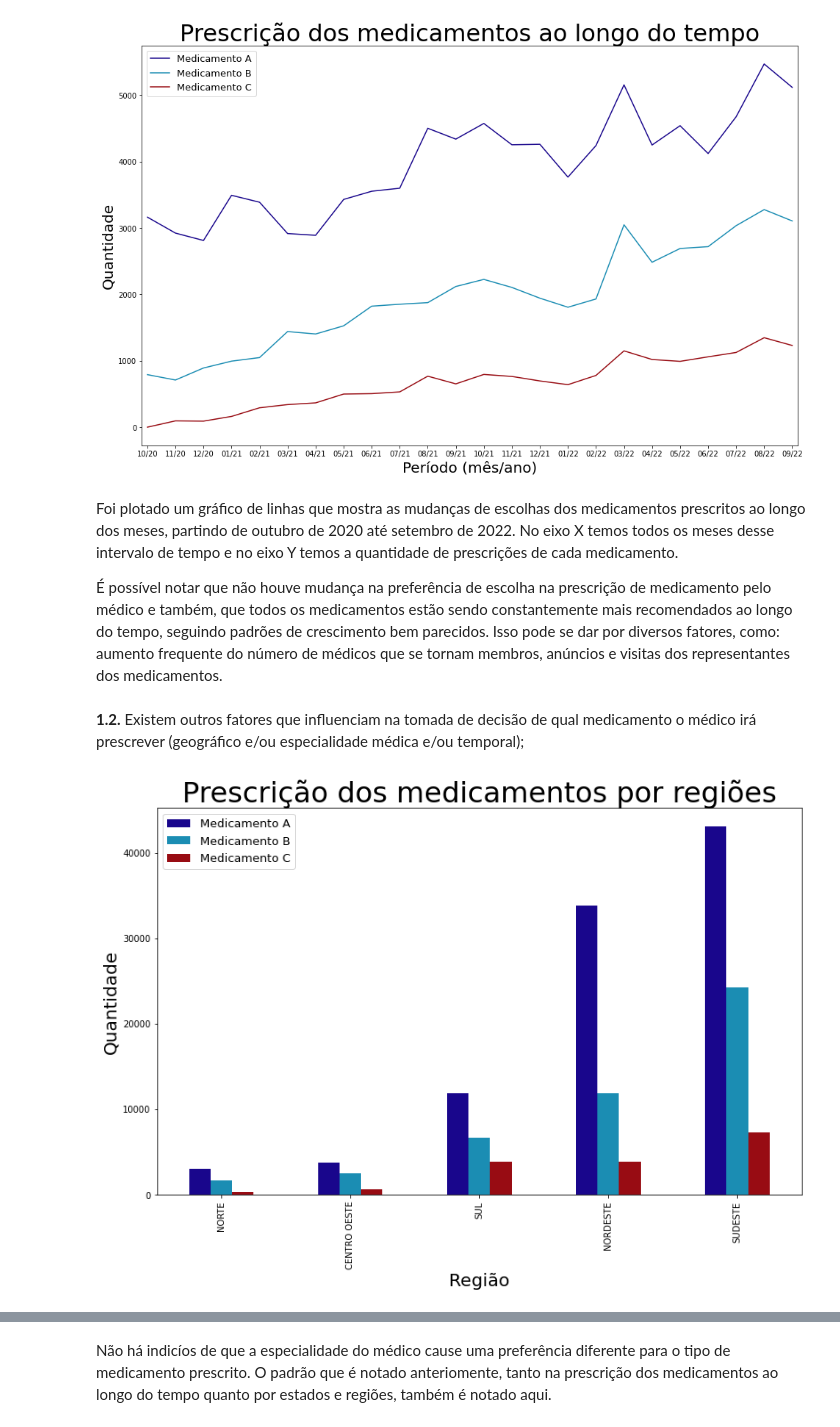
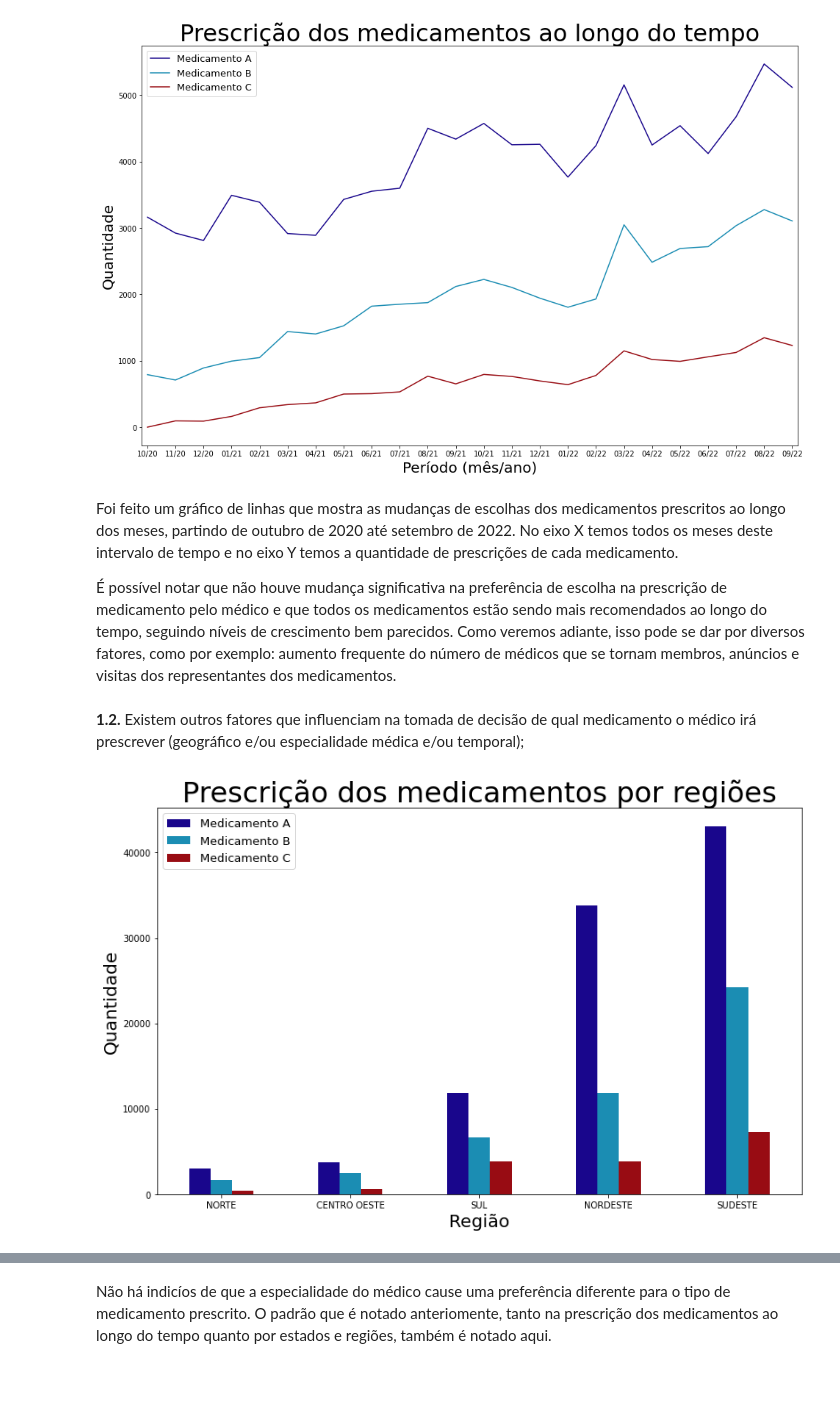
Before and after one commit to Juniorffonseca/processo_seletivo, a Jupyter notebook: teste_processo_seletivo.ipynb, the cells around one changed output, grey strips where cells are left out. Cells and saved outputs as stored; diff of their text form; code cells hidden in the pictures; blank space fills up the shorter version.

```diff
--- a/teste_processo_seletivo.ipynb
+++ b/teste_processo_seletivo.ipynb
@@ -65,9 +69,9 @@ plt.show()
 # %% [output]
 [figure]
 # %% [markdown]
-Foi plotado um gráfico de linhas que mostra as mudanças de escolhas dos medicamentos prescritos ao longo dos meses, partindo de outubro de 2020 até setembro de 2022. No eixo X temos todos os meses desse intervalo de tempo e no eixo Y temos a quantidade de prescrições de cada medicamento.
+Foi feito um gráfico de linhas que mostra as mudanças de escolhas dos medicamentos prescritos ao longo dos meses, partindo de outubro de 2020 até setembro de 2022. No eixo X temos todos os meses deste intervalo de tempo e no eixo Y temos a quantidade de prescrições de cada medicamento.
 
-É possível notar que não houve mudança na preferência de escolha na prescrição de medicamento pelo médico e também, que todos os medicamentos estão sendo constantemente mais recomendados ao longo do tempo, seguindo padrões de crescimento bem parecidos. Isso pode se dar por diversos fatores, como: aumento frequente do número de médicos que se tornam membros, anúncios e visitas dos representantes dos medicamentos.
+É possível notar que não houve mudança significativa na preferência de escolha na prescrição de medicamento pelo médico e que todos os medicamentos estão sendo mais recomendados ao longo do tempo, seguindo níveis de crescimento bem parecidos. Como veremos adiante, isso pode se dar por diversos fatores, como por exemplo: aumento frequente do número de médicos que se tornam membros, anúncios e visitas dos representantes dos medicamentos.
 # %% [markdown]
 **1.2.** Existem outros fatores que influenciam na tomada de decisão de qual
 medicamento o médico irá prescrever (geográfico e/ou especialidade médica
@@ -75,33 +79,34 @@ e/ou temporal);
 # %%
 # Carregando o arquivo csv em uma variável.
 prescricoes_2 = pd.read_csv('prescricoes.csv', sep = ';', encoding='latin-1')
 
-# Fazendo a contagem de Medicamentos prescritos por região e passando para o dataframe, após isso reseta os indexs.
+# Fazendo a contagem de medicamentos prescritos por região, passando para o dataframe e, em seguida, resetando os índices.
 prescricoes_2 = prescricoes_2[['Medicamento_prescrito', 'Regiao']].value_counts().to_frame()
 prescricoes_2 = prescricoes_2.reset_index()
 
-# Usando map nas regiões como strings e retornando como lista para a coluna 'Regiao' do df 'prescricoes_2'.
-prescricoes_2['Regiao'] = list(map(str, prescricoes_2['Regiao']))
-
-# Aplicando pivot para passar 'Regiao' como index e deixar apenas 'Medicamento_prescrito' como coluna.
+# Aplicando pivot para preparar o plot.
 prescricoes_2 = prescricoes_2.pivot(index='Regiao', columns='Medicamento_prescrito')
 
-# Criando uma coluna de média do número de medicamentos, ordenando em ordem crescente e deletando a coluna de média.
+# Criando uma coluna com a média do número de medicamentos, ordenando em ordem crescente e deletando a coluna em seguida.
 prescricoes_2['Media_medicamentos'] = prescricoes_2.mean(axis=1)
 prescricoes_2 = prescricoes_2.sort_values('Media_medicamentos')
 del prescricoes_2['Media_medicamentos']
 
 # Criando o plot.
-prescricoes_2.plot(kind = 'bar', stacked = 0, figsize = (13, 8), alpha = 1, color = lista)
+prescricoes_2.plot(kind = 'bar',
+                   figsize = (13, 8),
+                   color = lista
+                   )
 
-# 'Configurações' do plot (frequência dos ticks no eixo x, título, conteúdo das labels, tamanhos das fontes, legenda etc).
+# 'Configurações' do plot.
+plt.xticks(rotation = 0)
 plt.title('Prescrição dos medicamentos por regiões', size = 32)
 plt.xlabel('Região', size = 20)
 plt.ylabel('Quantidade', size = 20)
 plt.legend(['Medicamento A', 'Medicamento B', 'Medicamento C'], loc = 'best', prop={'size': 13})
 
 # Plotando o gráfico.
 plt.show()
 # %% [output]
-[figure, old version]
+[figure, new version]
 # %% [markdown]
```
Also changed, not shown: parts of 14 cells of this notebook.
